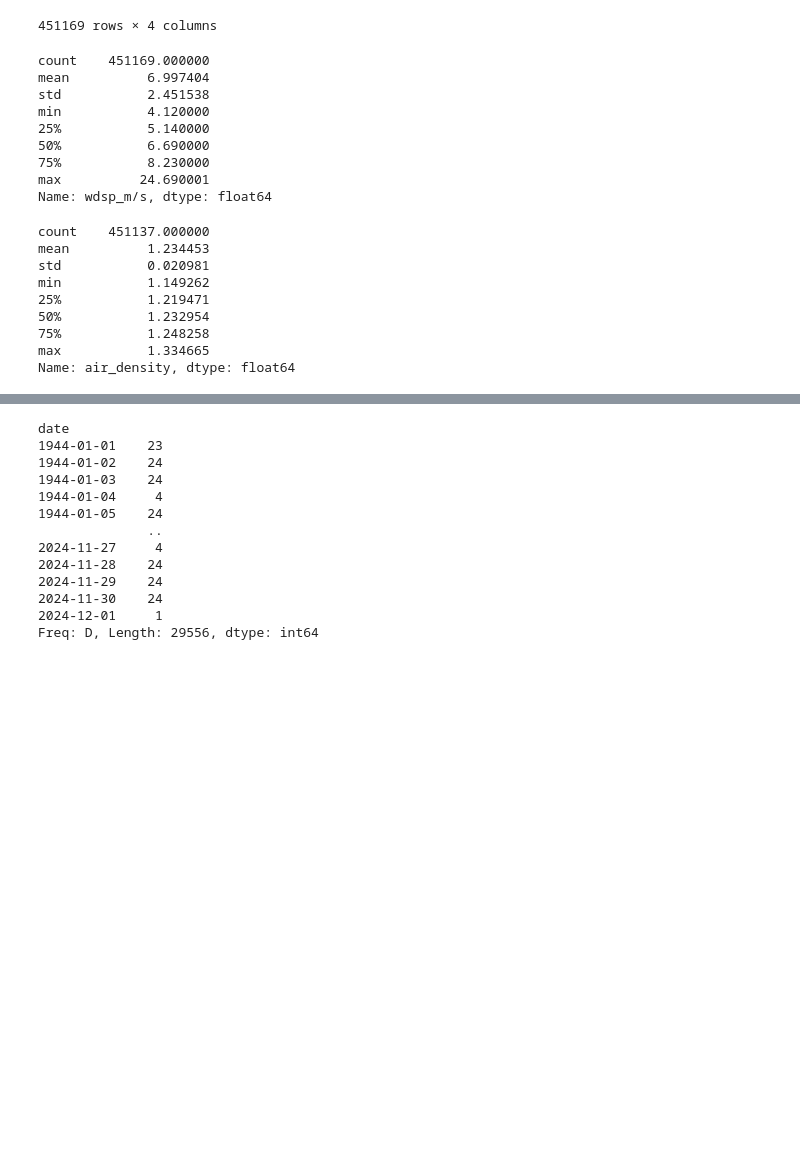
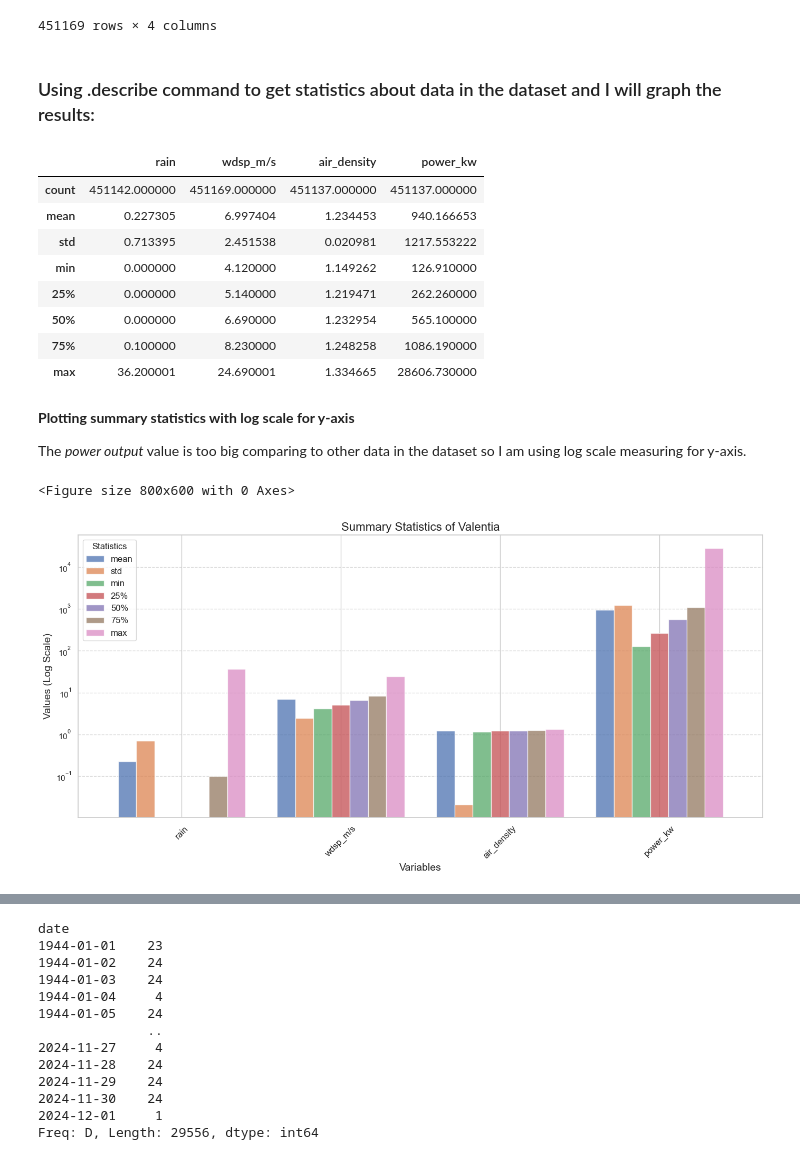
Before and after one commit to ermelinda-q/PFDA, a Jupyter notebook: project/project.ipynb, the cells around one changed output, grey strips where cells are left out. Drawn from its saved outputs; the diff is of its cells as text; code cells hidden in the pictures; blank space fills up the shorter version.

```diff
--- a/project/project.ipynb
+++ b/project/project.ipynb
@@ -365,27 +383,49 @@ df_working_valentia
 | 2024-11-30 23:00:00 | 0.0 | 5.66 | 1.219127 | 347.23 |
 | 2024-12-01 00:00:00 | 0.0 | 5.66 | 1.218473 | 347.04 |
 451169 rows × 4 columns
+# %% [markdown]
+### Using .describe command to get statistics about data in the dataset and I will graph the results:
 # %%
-df_working_valentia['wdsp_m/s'].describe()
+summary_stats = df_working_valentia[['rain', 'wdsp_m/s', 'air_density', 'power_kw']].describe()
+summary_stats
 # %% [output]
-count    451169.000000
-mean          6.997404
-std           2.451538
-min           4.120000
-25%           5.140000
-50%           6.690000
-75%           8.230000
-max          24.690001
-Name: wdsp_m/s, dtype: float64
+|  | rain | wdsp_m/s | air_density | power_kw |
+| count | 451142.000000 | 451169.000000 | 451137.000000 | 451137.000000 |
+| mean | 0.227305 | 6.997404 | 1.234453 | 940.166653 |
+| std | 0.713395 | 2.451538 | 0.020981 | 1217.553222 |
+| min | 0.000000 | 4.120000 | 1.149262 | 126.910000 |
+| 25% | 0.000000 | 5.140000 | 1.219471 | 262.260000 |
+| 50% | 0.000000 | 6.690000 | 1.232954 | 565.100000 |
+| 75% | 0.100000 | 8.230000 | 1.248258 | 1086.190000 |
+| max | 36.200001 | 24.690001 | 1.334665 | 28606.730000 |
-# %%
-df_working_valentia['air_density'].describe()
-# %% [output]
-count    451137.000000
-mean          1.234453
-std           0.020981
-min           1.149262
-25%           1.219471
-50%           1.232954
-75%           1.248258
-max           1.334665
-Name: air_density, dtype: float64
+# %% [markdown]
+**Plotting summary statistics with log scale for y-axis**
+
+The _power output_ value is too big comparing to other data in the dataset so I am using log scale measuring for y-axis.
+# %%
+# Transpose for easier plotting (columns become rows)
+summary_stats = summary_stats.transpose()
+
+# Set figure size.
+plt.figure(figsize=(8, 6))
+
+# Bar plot for mean, min, max
+summary_stats[['mean', 'std', 'min', '25%', '50%', '75%', 'max']].plot(kind='bar', figsize=(14, 7), width=0.8, alpha=0.75)
+
+# Set y-axis to logarithmic scale
+plt.yscale('log')
+
+# Adding labels and title
+plt.title('Summary Statistics of Valentia', fontsize=16)
+plt.ylabel('Values (Log Scale)', fontsize=14)
+plt.xlabel('Valentia DataFrame Variables', fontsize=14)
+plt.xticks(rotation=45, fontsize=12)
+plt.legend(title='Statistics', fontsize=12)
+plt.grid(axis='y', linestyle='--', alpha=0.7)
+
+# Show the plot
+plt.tight_layout()
+plt.show()
+# %% [output]
+<Figure size 800x600 with 0 Axes>
+[figure, added]
```
Also changed, not shown: parts of 7 cells of this notebook.
